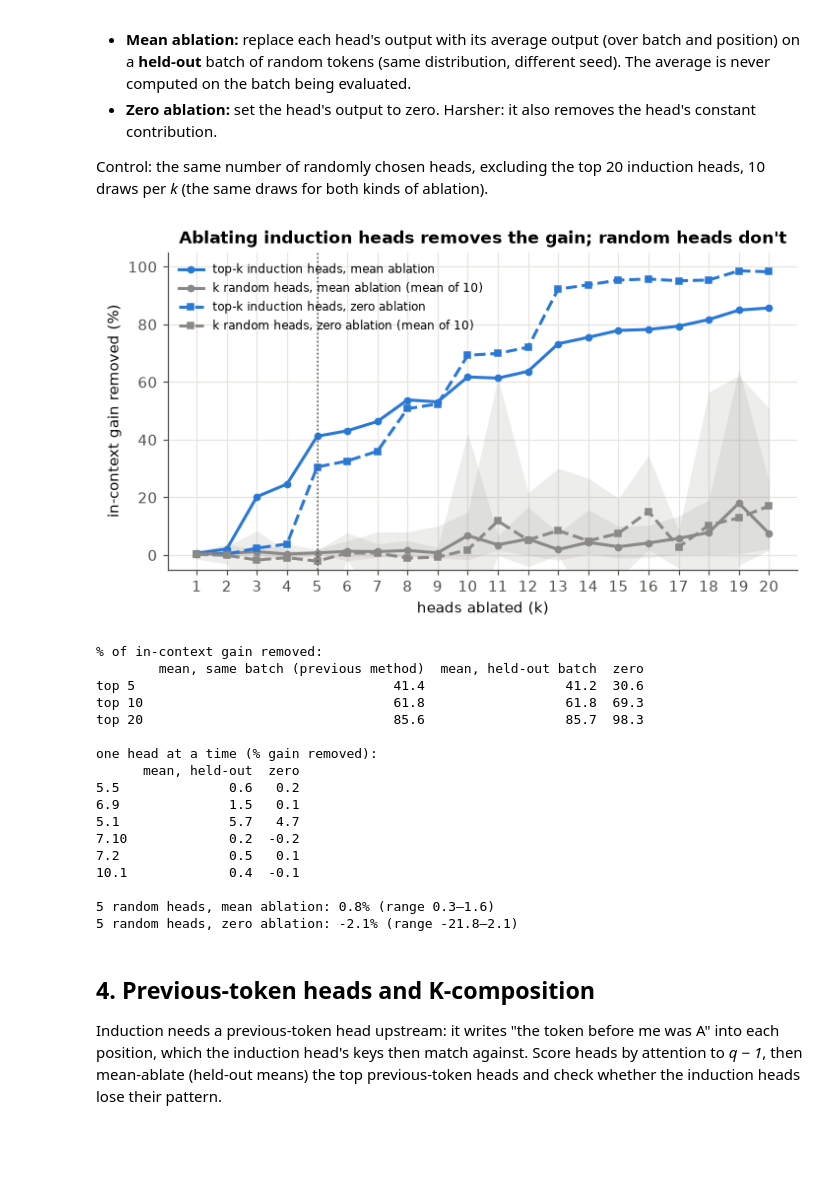
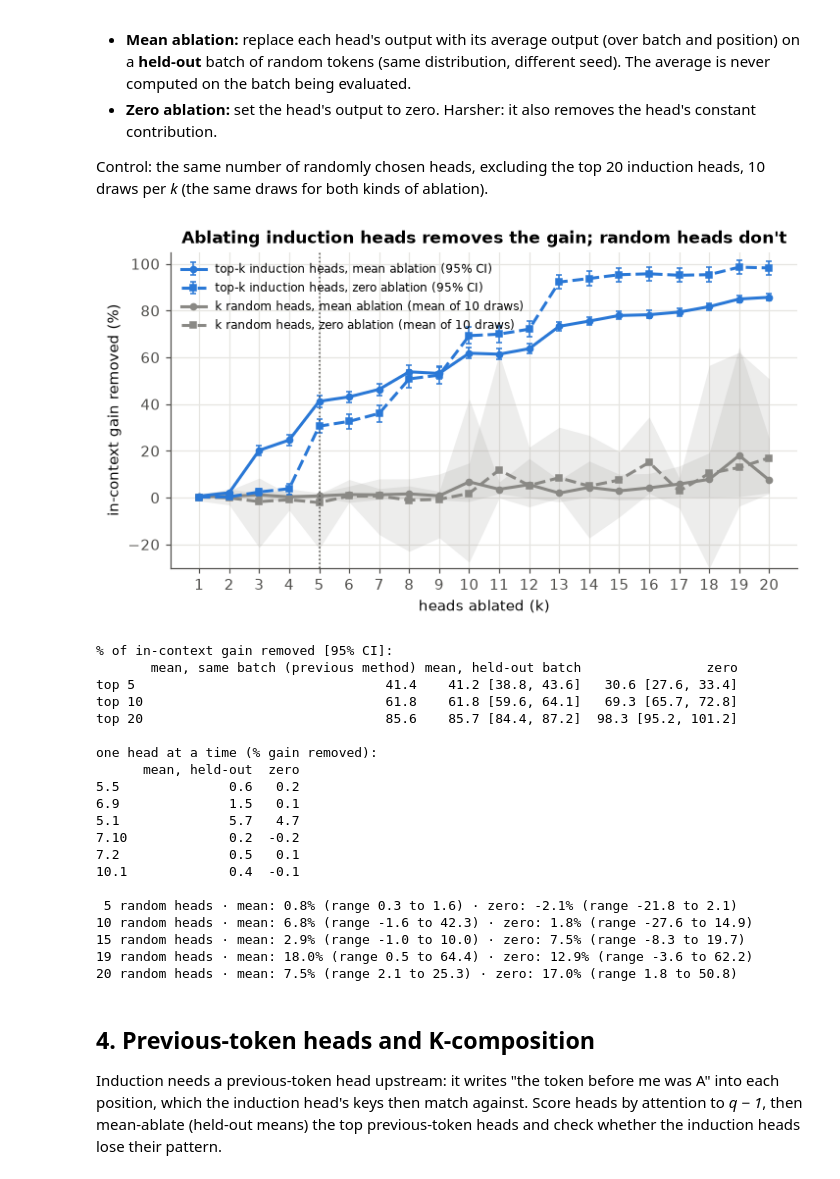
Before and after one commit to jhalcon27/induction-heads-multilingual, a Jupyter notebook: induction_heads.ipynb, the cells around one changed output. Saved outputs shown, nothing was run; the diff lists cells and outputs as text; code cells hidden in the pictures; blank space fills up the shorter version.

```diff
--- a/induction_heads.ipynb
+++ b/induction_heads.ipynb
@@ -50,6 +63,8 @@ the second copy should be nearly free if the model can copy from context.
 rand = ind.random_tokens(model, L, BATCH, SEED)
 rand_loss = ind.per_token_loss(model, rand)
 rand_clean = ind.loss_summary(rand_loss, L)
+rand_parts = ind.loss_parts(rand_loss, L)          # per-sequence sums, for the bootstrap
+rand_gain_ci = boot(lambda i: ind.gain_of(rand_parts, i), BATCH)
 
 fig, ax = plt.subplots(figsize=(8, 3.2))
 pos = np.arange(1, 2 * L)               # target positions 2 .. 2L
@@ -60,7 +75,9 @@ ax.set(xlabel="position of predicted token", ylabel="loss (nats)",
        title="GPT-2 small, repeated random tokens: loss collapses on the second copy")
 fig.savefig(FIG / "1_random_tokens_loss.png"); plt.show()
 
-print(f"first copy {rand_clean.first:.2f} nats · second copy {rand_clean.second:.2f} nats · gain {rand_clean.gain:.2f}")
-summary["random_tokens"] = {"first": rand_clean.first, "second": rand_clean.second, "gain": rand_clean.gain}
+print(f"first copy {rand_clean.first:.2f} nats · second copy {rand_clean.second:.2f} nats · "
+      f"gain {fmt(rand_clean.gain, rand_gain_ci)}")
+summary["random_tokens"] = {"first": rand_clean.first, "second": rand_clean.second, "gain": rand_clean.gain,
+                            "gain_ci": rand_gain_ci}
 # %% [output]
 [figure]
@@ -74,6 +91,9 @@ the token right after the earlier occurrence of the current token (*q − 49* fo
 rand_patterns = ind.attention_patterns(model, rand)
 rand_scores = ind.induction_scores(rand_patterns, L)       # [layer, head]
 TOP5 = ind.top_heads(rand_scores, 5)
+rand_seq_scores = ind.induction_scores(rand_patterns, L, per_seq=True)   # [batch, layer, head]
+rand_top5_seq = ind.top_heads_per_seq(rand_seq_scores, TOP5)
+rand_top5_ci = boot(lambda i: rand_top5_seq[i].mean(), BATCH)
 
 def heatmap(ax, scores, title, vmax=1.0, annotate=5):
     im = ax.imshow(scores, cmap="Blues", vmin=0, vmax=vmax, aspect="auto")
@@ -94,7 +114,9 @@ fig.savefig(FIG / "2_induction_scores_random.png"); plt.show()
 top10 = ind.top_heads(rand_scores, 10)
 print(pd.DataFrame({"head": [f"{l}.{h}" for l, h in top10],
                     "score": [round(rand_scores[l, h].item(), 3) for l, h in top10]}).to_string(index=False))
+print(f"\nmean induction score of the top 5: {fmt(rand_top5_seq.mean(), rand_top5_ci)}")
 summary["top5_random"] = ind.fmt_heads(TOP5)
+summary["top5_random_score"] = {"value": float(rand_top5_seq.mean()), "ci": rand_top5_ci}
 # %% [output]
 [figure]
 head  score
@@ -129,63 +153,74 @@ rand_ref = ind.random_tokens(model, L, BATCH, SEED + 1)   # held-out batch, same
 REF_MEANS = ind.head_means(model, rand_ref)                 # [layer, head, d_head]
 summary["config"]["heldout_seed"] = SEED + 1
 
+def ablated_parts(heads, means):
+    """Per-sequence loss sums with `heads` ablated; mean ablation with `means`, zero ablation if None."""
+    return ind.loss_parts(ind.ablated_loss(model, rand, heads, means), L)
+
 def removed(heads, means):
-    """% of the random-token gain removed; mean ablation with `means`, zero ablation if None."""
-    return ind.gain_removed(rand_clean, ind.loss_summary(ind.ablated_loss(model, rand, heads, means), L))
+    return ind.removed_of(rand_parts, ablated_parts(heads, means))
 
 draws = {k: [ind.random_heads(model, k, ranked, rng) for _ in range(N_RANDOM_DRAWS)] for k in ks}
 curves = {}
 for mode, means in [("mean", REF_MEANS), ("zero", None)]:
+    top_parts = [ablated_parts(ranked[:k], means) for k in ks]
     curves[mode] = {
-        "top": np.array([removed(ranked[:k], means) for k in ks]),
+        "top": np.array([ind.removed_of(rand_parts, tp) for tp in top_parts]),
+        "top_ci": np.array([boot(lambda i, tp=tp: ind.removed_of(rand_parts, tp, i), BATCH) for tp in top_parts]),
         "random": np.array([[removed(heads, means) for heads in draws[k]] for k in ks]),   # [k, draw]
     }
 
 fig, ax = plt.subplots(figsize=(7.5, 3.8))
 for mode, ls, marker in [("mean", "-", "o"), ("zero", "--", "s")]:
     c = curves[mode]
-    ax.plot(ks, c["top"] * 100, color=COLORS["en"], ls=ls, marker=marker, ms=4,
-            label=f"top-k induction heads, {mode} ablation")
+    y = c["top"] * 100
+    ax.errorbar(ks, y, yerr=[y - c["top_ci"][:, 0] * 100, c["top_ci"][:, 1] * 100 - y], color=COLORS["en"],
+                ls=ls, marker=marker, ms=4, elinewidth=1, capsize=2, label=f"top-k induction heads, {mode} ablation (95% CI)")
     ax.plot(ks, c["random"].mean(1) * 100, color=COLORS["random"], ls=ls, marker=marker, ms=4,
-            label=f"k random heads, {mode} ablation (mean of {N_RANDOM_DRAWS})")
+            label=f"k random heads, {mode} ablation (mean of {N_RANDOM_DRAWS} draws)")
     ax.fill_between(ks, c["random"].min(1) * 100, c["random"].max(1) * 100, color=COLORS["random"], alpha=0.15, lw=0)
 ax.axvline(5, color=MUTED, lw=1, ls=":")
-ax.set(xlabel="heads ablated (k)", ylabel="in-context gain removed (%)", ylim=(-5, 105), xticks=ks,
+ax.set(xlabel="heads ablated (k)", ylabel="in-context gain removed (%)", ylim=(-30, 105), xticks=ks,
        title="Ablating induction heads removes the gain; random heads don't")
-ax.legend(frameon=False, loc="upper left", fontsize=8)
+handles, labels = ax.get_legend_handles_labels()
+order = sorted(range(len(labels)), key=lambda j: (not labels[j].startswith("top"), j))
+ax.legend([handles[j] for j in order], [labels[j] for j in order], frameon=False, loc="upper left", fontsize=8)
 fig.savefig(FIG / "3_ablation_curve.png"); plt.show()
 
 same_means = ind.head_means(model, rand)   # the previous method: means from the evaluated batch itself
 cmp = pd.DataFrame({
-    "mean, same batch (previous method)": [removed(ranked[:k], same_means) for k in (5, 10, 20)],
-    "mean, held-out batch": [curves["mean"]["top"][k - 1] for k in (5, 10, 20)],
-    "zero": [curves["zero"]["top"][k - 1] for k in (5, 10, 20)],
-}, index=["top 5", "top 10", "top 20"]) * 100
-print("% of in-context gain removed:"); print(cmp.round(1).to_string()); print()
+    "mean, same batch (previous method)": [f"{100 * removed(ranked[:k], same_means):.1f}" for k in (5, 10, 20)],
+    "mean, held-out batch": [fmt(curves["mean"]["top"][k - 1], curves["mean"]["top_ci"][k - 1], 1, 100) for k in (5, 10, 20)],
+    "zero": [fmt(curves["zero"]["top"][k - 1], curves["zero"]["top_ci"][k - 1], 1, 100) for k in (5, 10, 20)],
+}, index=["top 5", "top 10", "top 20"])
+print("% of in-context gain removed [95% CI]:"); print(cmp.to_string()); print()
 
 single = pd.DataFrame({
     "mean, held-out": {f"{l}.{h}": removed([(l, h)], REF_MEANS) for l, h in ranked[:6]},
     "zero": {f"{l}.{h}": removed([(l, h)], None) for l, h in ranked[:6]},
 }) * 100
 print("one head at a time (% gain removed):"); print(single.round(1).to_string()); print()
-for mode in ("mean", "zero"):
-    r = curves[mode]["random"][4] * 100
-    print(f"5 random heads, {mode} ablation: {r.mean():.1f}% (range {r.min():.1f}–{r.max():.1f})")
+for k in (5, 10, 15, 19, 20):
+    parts = [f"{mode}: {r.mean():.1f}% (range {r.min():.1f} to {r.max():.1f})"
+             for mode in ("mean", "zero") for r in [curves[mode]["random"][k - 1] * 100]]
+    print(f"{k:>2} random heads · " + " · ".join(parts))
 
 summary["ablation_random_tokens"] = {
     mode: {"top_k_removed": dict(zip(ks, curves[mode]["top"].tolist())),
+           "top_k_removed_ci": dict(zip(ks, curves[mode]["top_ci"].tolist())),
            "random_k_removed_mean": dict(zip(ks, curves[mode]["random"].mean(1).tolist()))}
     for mode in curves
 }
-summary["ablation_random_tokens"]["same_batch_mean_previous_method"] = cmp.iloc[:, 0].to_dict()
+summary["ablation_random_tokens"]["same_batch_mean_previous_method"] = {
+    k: removed(ranked[:k], same_means) for k in (5, 10, 20)}
 summary["ablation_random_tokens"]["single_head_removed"] = single.to_dict()
 # %% [output]
-[figure, old version]
+[figure, new version]
-% of in-context gain removed:
-        mean, same batch (previous method)  mean, held-out batch  zero
-top 5                                 41.4                  41.2  30.6
-top 10                                61.8                  61.8  69.3
-top 20                                85.6                  85.7  98.3
+% of in-context gain removed [95% CI]:
+       mean, same batch (previous method) mean, held-out batch                zero
+top 5                                41.4    41.2 [38.8, 43.6]   30.6 [27.6, 33.4]
+top 10                               61.8    61.8 [59.6, 64.1]   69.3 [65.7, 72.8]
+top 20                               85.6    85.7 [84.4, 87.2]  98.3 [95.2, 101.2]
 
 one head at a time (% gain removed):
       mean, held-out  zero
@@ -196,8 +231,11 @@ one head at a time (% gain removed):
 7.2              0.5   0.1
 10.1             0.4  -0.1
 
-5 random heads, mean ablation: 0.8% (range 0.3–1.6)
-5 random heads, zero ablation: -2.1% (range -21.8–2.1)
+ 5 random heads · mean: 0.8% (range 0.3 to 1.6) · zero: -2.1% (range -21.8 to 2.1)
+10 random heads · mean: 6.8% (range -1.6 to 42.3) · zero: 1.8% (range -27.6 to 14.9)
+15 random heads · mean: 2.9% (range -1.0 to 10.0) · zero: 7.5% (range -8.3 to 19.7)
+19 random heads · mean: 18.0% (range 0.5 to 64.4) · zero: 12.9% (range -3.6 to 62.2)
+20 random heads · mean: 7.5% (range 2.1 to 25.3) · zero: 17.0% (range 1.8 to 50.8)
 # %% [markdown]
 ## 4. Previous-token heads and K-composition
 
```
Also changed, not shown: parts of 7 cells of this notebook, 5 other files.
